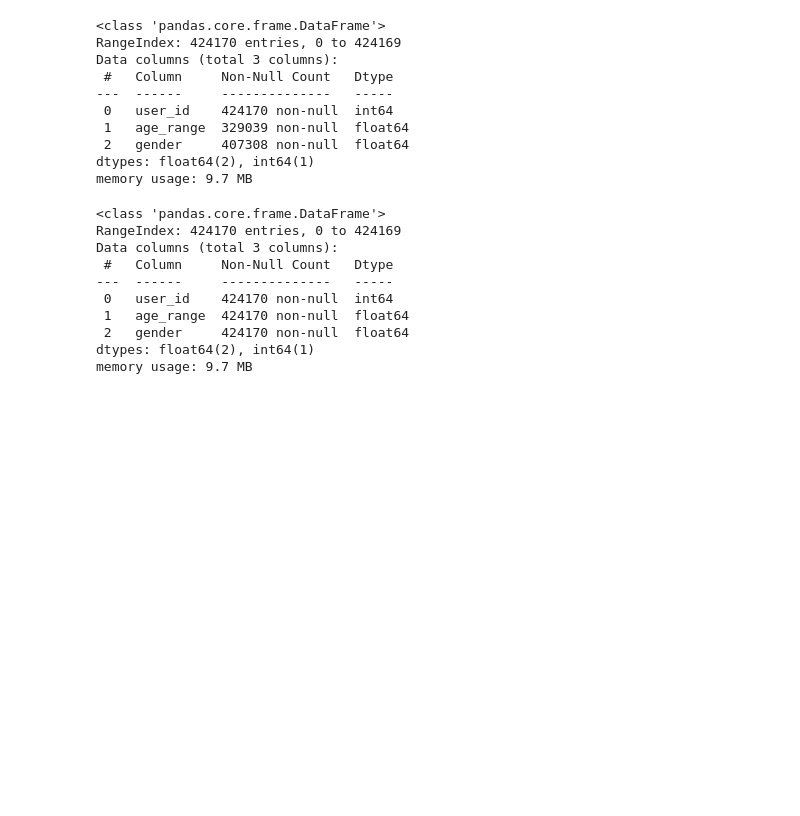
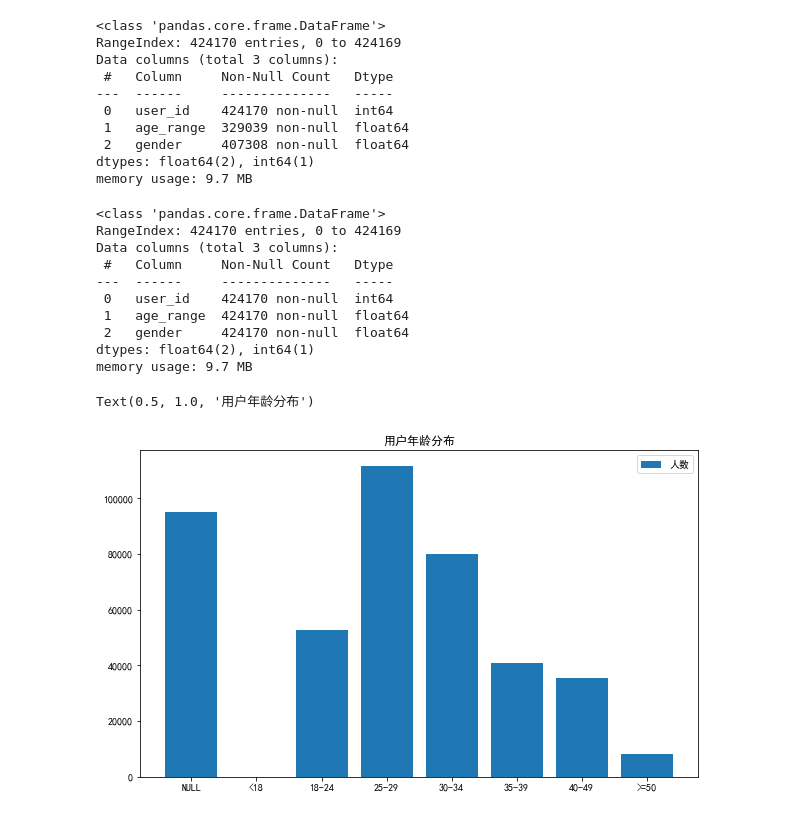
Before and after one commit to Favorite-pineapple/Tmall-repurchase-forecast, a Jupyter notebook: baseline.ipynb, the cells around one changed output. Saved outputs shown, nothing was run; the diff lists cells and outputs as text; code cells hidden in the pictures; blank space fills up the shorter version.

```diff
--- a/baseline.ipynb
+++ b/baseline.ipynb
@@ -119,3 +121,26 @@ Data columns (total 3 columns):
  2   gender     424170 non-null  float64
 dtypes: float64(2), int64(1)
 memory usage: 9.7 MB
+# %%
+fig=plt.figure(figsize=(10,6))
+x=np.array(['NULL','<18','18-24','25-29','30-34','35-39','40-49','>=50'])
+y=np.array(
+    [
+        user_info[user_info['age_range']==-1]['age_range'].count(),
+        user_info[user_info['age_range']==1]['age_range'].count(),
+        user_info[user_info['age_range']==2]['age_range'].count(),
+        user_info[user_info['age_range']==3]['age_range'].count(),
+        user_info[user_info['age_range']==4]['age_range'].count(),
+        user_info[user_info['age_range']==5]['age_range'].count(),
+        user_info[user_info['age_range']==6]['age_range'].count(),
+        user_info[user_info['age_range']==7]['age_range'].count()+user_info[user_info['age_range']==8]['age_range'].count()
+    ]
+    )
+plt.bar(x,y,label='人数')
+
+
+plt.legend()
+plt.title('用户年龄分布')
+# %% [output]
+Text(0.5, 1.0, '用户年龄分布')
+[figure, added]
```
Also changed, not shown: parts of 85 cells of this notebook.
